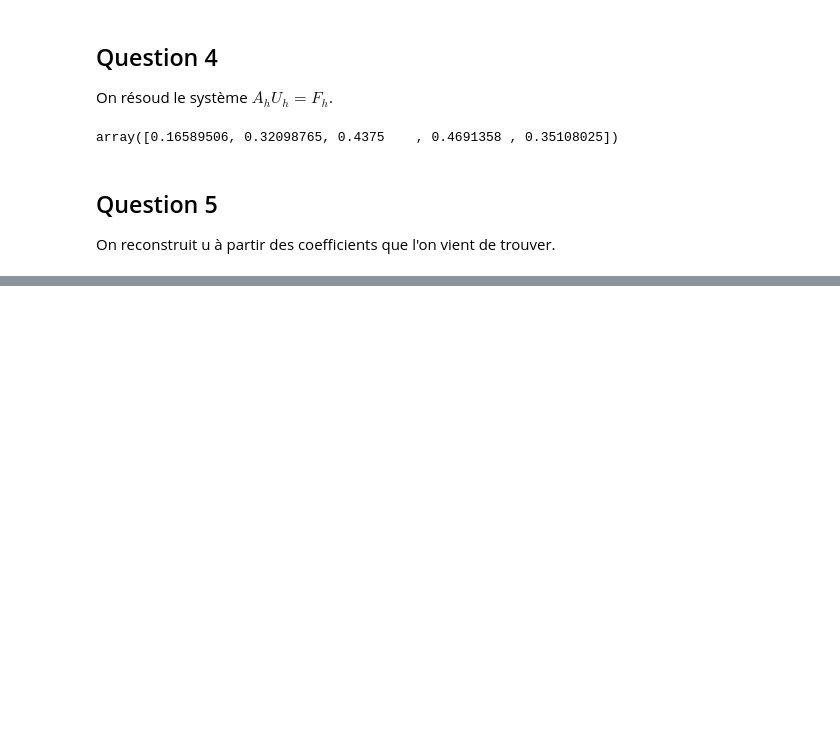
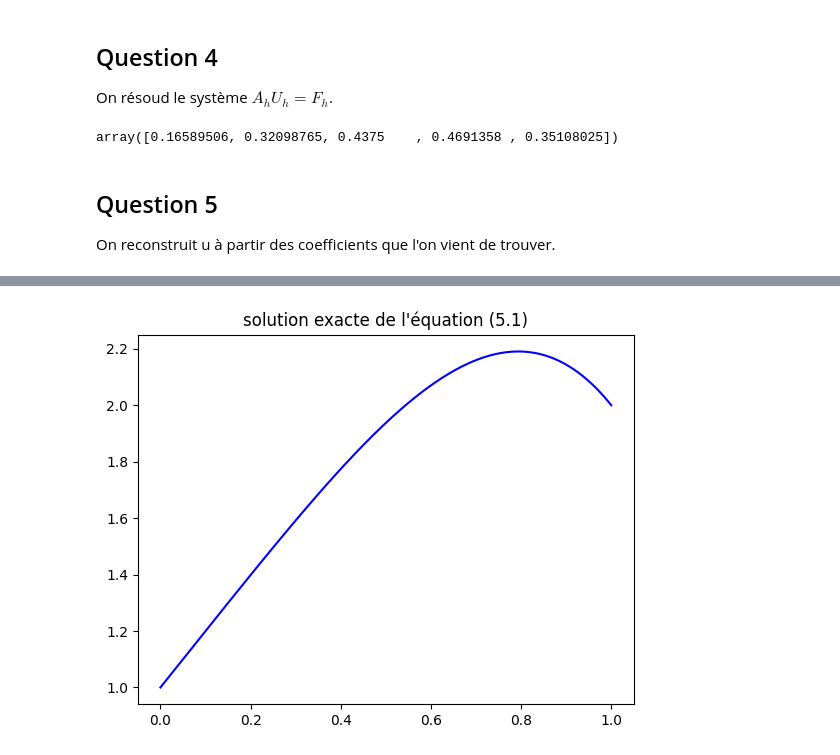
Before and after one commit to cagnol/EDP-G11-2026, a Jupyter notebook: notebook.ipynb, the cells around one changed output, grey strips where cells are left out. Cells and saved outputs as stored; diff of their text form; code cells hidden in the pictures; blank space fills up the shorter version.

```diff
--- a/notebook.ipynb
+++ b/notebook.ipynb
@@ -270,0 +277,14 @@ plt.show()
+# %%
+z = np.arange(Nx,dtype=float)
+
+s = 0
+
+for t in np.linspace(0.0,1.0,Nx):
+    z[s] = -t**4+2*t+1
+    s = s+1
+
+plt.title("solution exacte de l'équation (5.1)")
+plt.plot(x,z,'b')
+plt.show()
+# %% [output]
+[figure, added]
```
Also changed, not shown: parts of 10 cells of this notebook.
